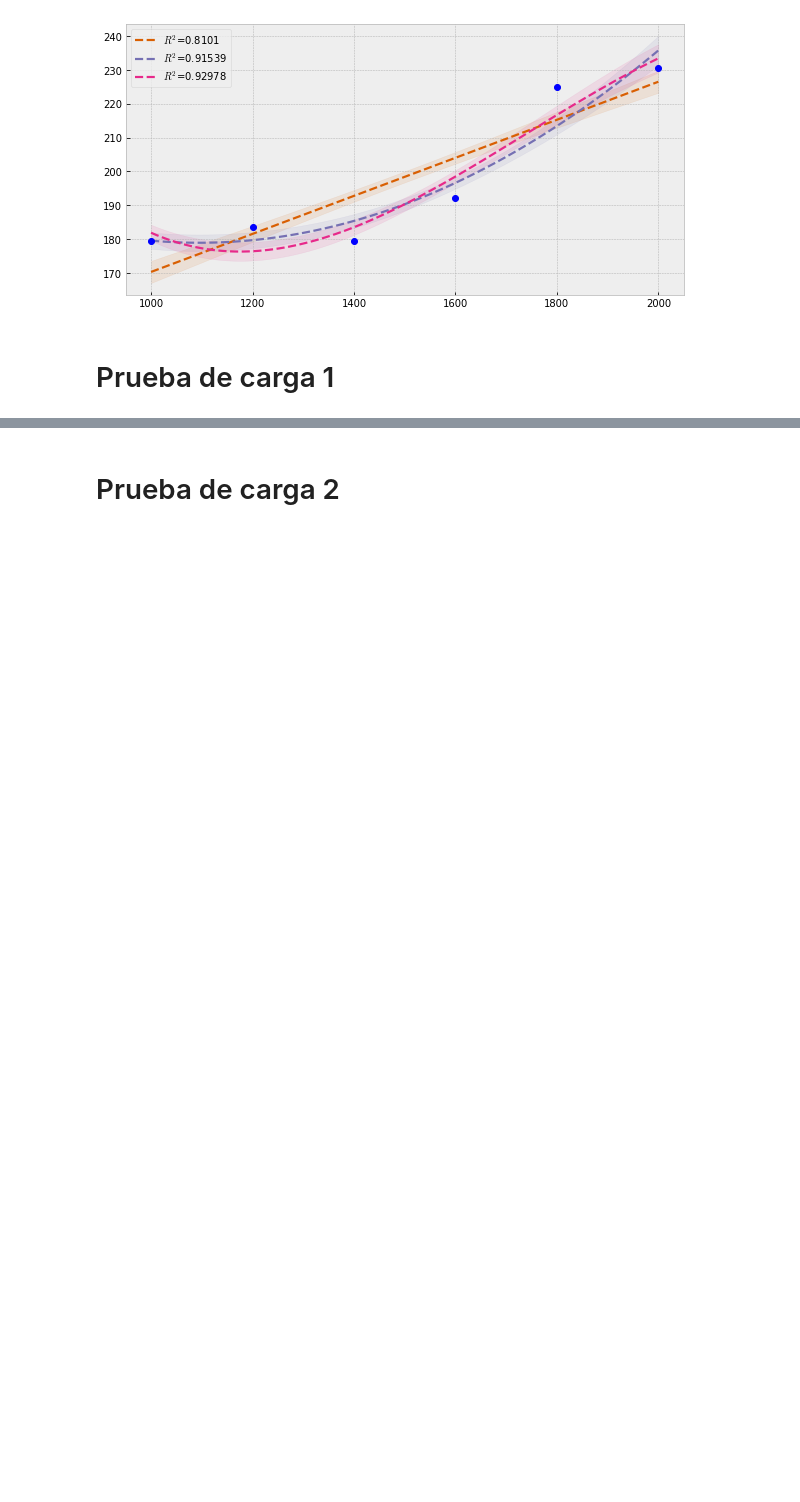
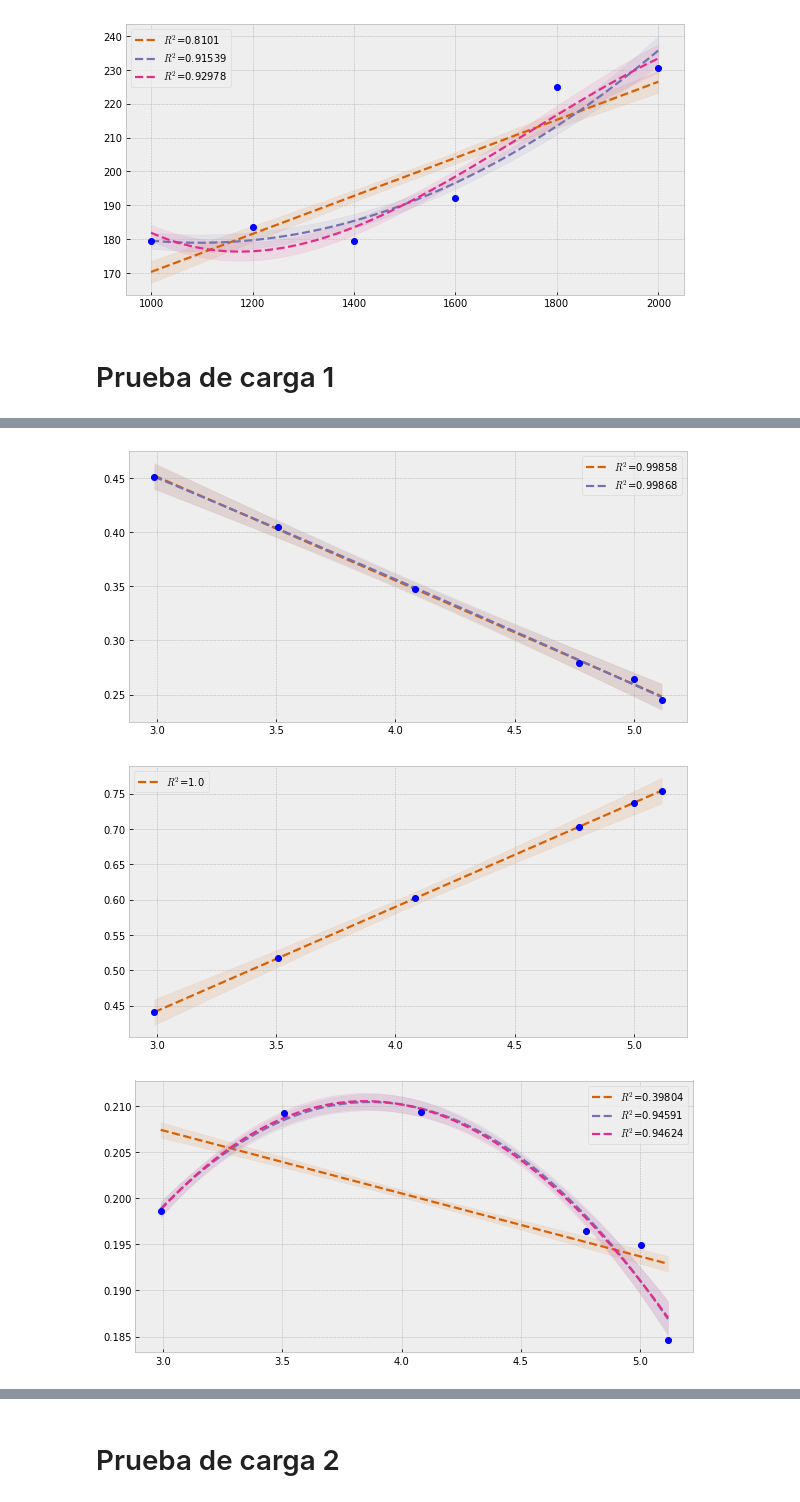
Before and after one commit to HeNeos/Reports-FIM-UNI, a Jupyter notebook: MN136-Motores de Combustion Interna/Laboratorio 4/MCI_LAB4.ipynb, the cells around one changed output, grey strips where cells are left out. Saved outputs shown, nothing was run; the diff lists cells and outputs as text; code cells hidden in the pictures; blank space fills up the shorter version.

Commit message:
finished a bad speed and load test
uwu

```diff
--- a/MN136-Motores de Combustion Interna/Laboratorio 4/MCI_LAB4.ipynb
+++ b/MN136-Motores de Combustion Interna/Laboratorio 4/MCI_LAB4.ipynb
@@ -197,0 +186,12 @@ df_carga1
+# %%
+t = 10 #s
+P0 = 1.001 #bar
+T0 = 300 #K
+n = 1800 #RPM
+Hu = 42.5 #MJ/kg
+alpha_Ga = 30 #Grades
+rho_c = 0.805 #kg/L
+b = 0.305 #m
+
+df_carga1 = pd.read_csv('/home/heneos/Downloads/carga_1.csv')
+df_carga1
@@ -197,0 +207,33 @@ df_carga1
+# %%
+Fd = df_carga1['F(N)']/1000 #kN
+Mm = b*(W0-Fd) #kN-m
+Nm = Mm*2*np.pi*n/60 #kW
+pm = 120*Nm/(n*df_carga1['V (cm^3)']*0.001) #MPa
+
+Me = b*Fd #kN-m
+Ne = Me*2*np.pi*n/60 #kW
+
+pe = 120*Ne/(n*df_carga1['V (cm^3)']*0.001) #MPa
+pi = pm+pe
+
+Ni = Nm+Ne #kW
+
+Gc = 3.6*df_carga1['V (cm^3)']*rho_c/t #kg/h
+
+eta_i = 3600*Ni/(Hu*1000*Gc)
+eta_e = 3600*Ne/(Hu*1000*Gc)
+eta_m = Ne/Ni
+
+gi = 1000*Gc/Ni #g/kWh
+ge = 1000*Gc/Ne #g/kWh
+# %%
+fig, ax = plt.subplots(1,1,figsize=(10,5))
+test_plot([1,2], Ne, eta_i, fig, ax, cm.Dark2, True, False)
+fig, ax = plt.subplots(1,1,figsize=(10,5))
+test_plot([1], Ne, eta_m, fig, ax, cm.Dark2, True, False)
+fig, ax = plt.subplots(1,1,figsize=(10,5))
+test_plot([1,2,3], Ne, eta_e, fig, ax, cm.Dark2, True, False)
+# %% [output]
+[figure, added]
+[figure, added]
+[figure, added]
```
Also changed, not shown: parts of 10 cells of this notebook.
